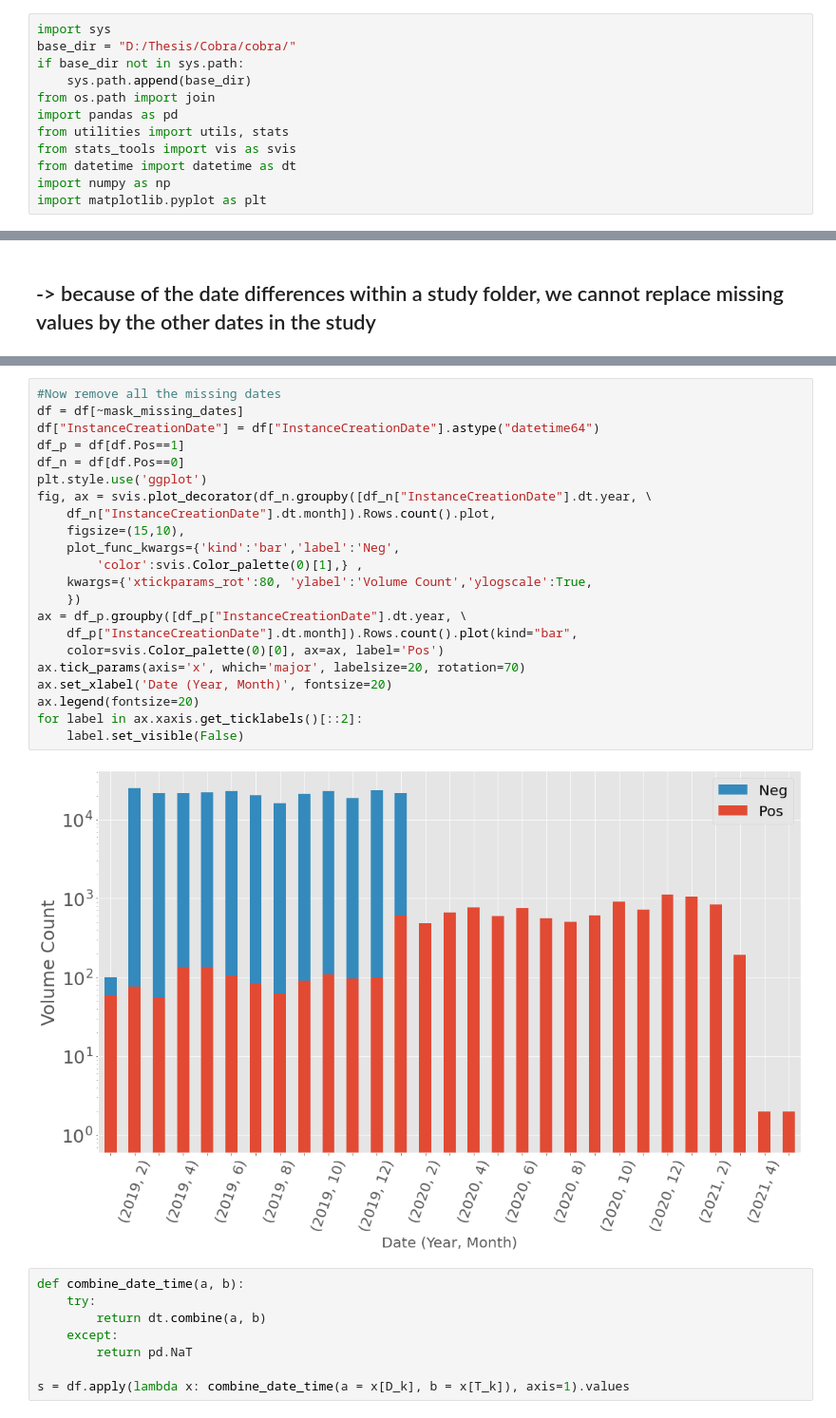
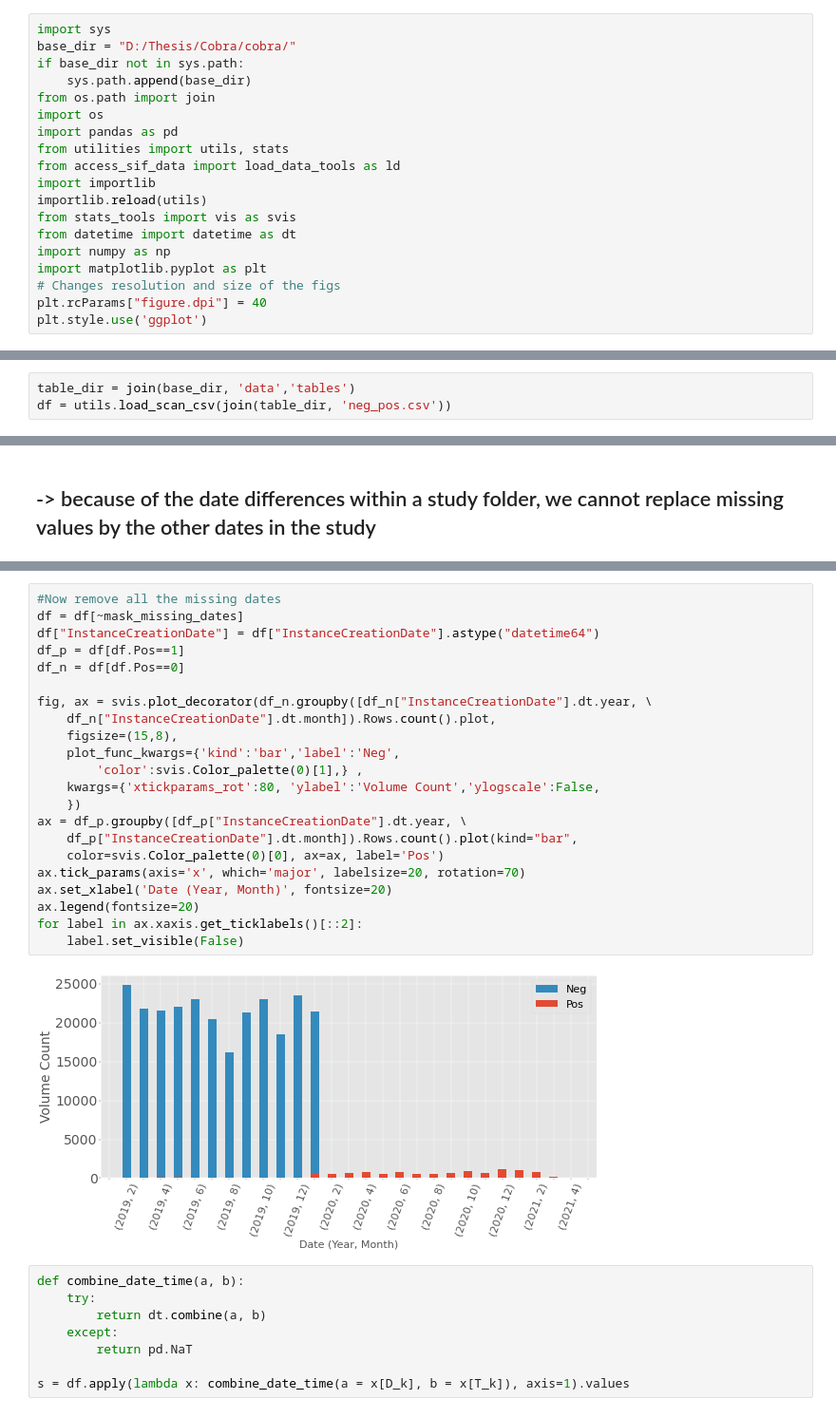
Before and after one commit to Kiril94/Thesis, a Jupyter notebook: Cobra/cobra/ds_notebooks/clean_data.ipynb, the cells around one changed output, grey strips where cells are left out. Shown: that part at 95% size. Cells and saved outputs as stored; diff of their text form.

```diff
--- a/Cobra/cobra/ds_notebooks/clean_data.ipynb
+++ b/Cobra/cobra/ds_notebooks/clean_data.ipynb
@@ -4,9 +4,16 @@ base_dir = "D:/Thesis/Cobra/cobra/"
 if base_dir not in sys.path:
     sys.path.append(base_dir)
 from os.path import join
+import os
 import pandas as pd
 from utilities import utils, stats
+from access_sif_data import load_data_tools as ld
+import importlib
+importlib.reload(utils)
 from stats_tools import vis as svis
 from datetime import datetime as dt
 import numpy as np
 import matplotlib.pyplot as plt
+# Changes resolution and size of the figs
+plt.rcParams["figure.dpi"] = 40
+plt.style.use('ggplot')
@@ -31,0 +24,3 @@ df.InstanceCreationTime = df.InstanceCreationTime.map(lambda x: convert_to_time(
+# %%
+table_dir = join(base_dir, 'data','tables')
+df = utils.load_scan_csv(join(table_dir, 'neg_pos.csv'))
@@ -72,27 +112,27 @@ _ = svis.hist(differences, np.arange(0,200,10), kwargs={'ylogscale':True})
 # %%
 #Now remove all the missing dates
 df = df[~mask_missing_dates]
 df["InstanceCreationDate"] = df["InstanceCreationDate"].astype("datetime64")
 df_p = df[df.Pos==1]
 df_n = df[df.Pos==0]
-plt.style.use('ggplot')
+
 fig, ax = svis.plot_decorator(df_n.groupby([df_n["InstanceCreationDate"].dt.year, \
     df_n["InstanceCreationDate"].dt.month]).Rows.count().plot,
-    figsize=(15,10),
+    figsize=(15,8),
     plot_func_kwargs={'kind':'bar','label':'Neg',
         'color':svis.Color_palette(0)[1],} ,
-    kwargs={'xtickparams_rot':80, 'ylabel':'Volume Count','ylogscale':True,
+    kwargs={'xtickparams_rot':80, 'ylabel':'Volume Count','ylogscale':False,
     })
 ax = df_p.groupby([df_p["InstanceCreationDate"].dt.year, \
     df_p["InstanceCreationDate"].dt.month]).Rows.count().plot(kind="bar",
     color=svis.Color_palette(0)[0], ax=ax, label='Pos')
 ax.tick_params(axis='x', which='major', labelsize=20, rotation=70)
 ax.set_xlabel('Date (Year, Month)', fontsize=20)
 ax.legend(fontsize=20)
 for label in ax.xaxis.get_ticklabels()[::2]:
     label.set_visible(False)
 # %% [output]
-[figure, old version]
+[figure, new version]
 # %%
 def combine_date_time(a, b):
     try:
```
Also changed, not shown: parts of 20 cells of this notebook, 2 other files.
